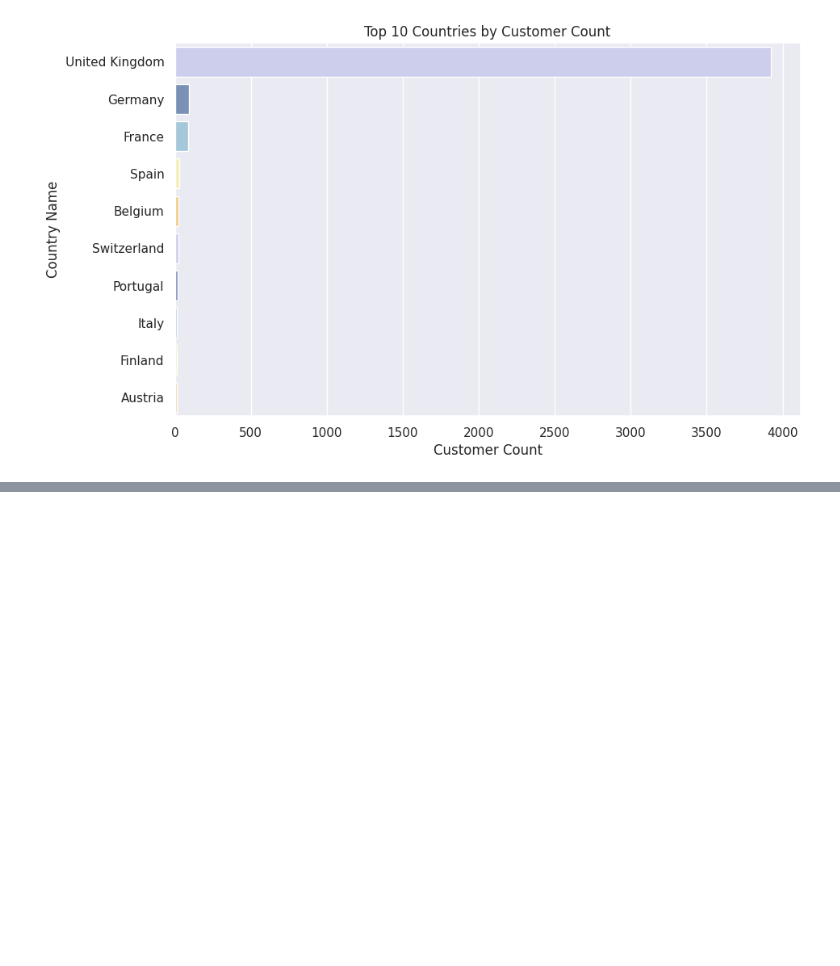
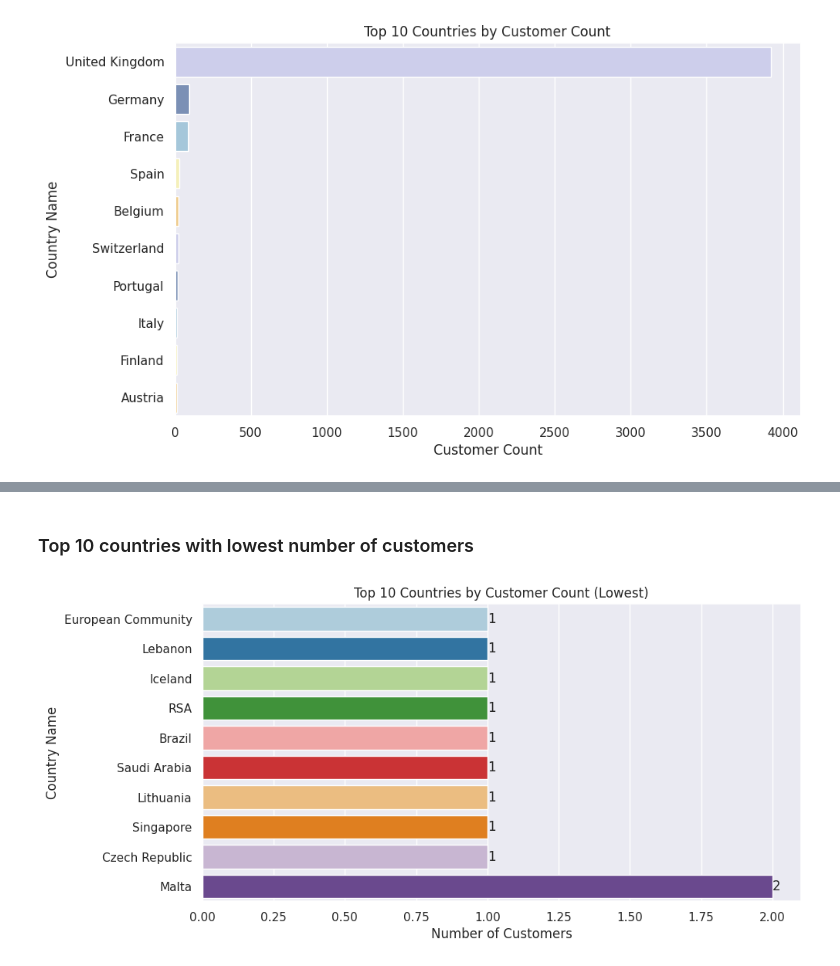
Before and after one commit to sahoomrutyunjaya12345/OnlineRetailCustomerSegmentation, a Jupyter notebook: Online_Retail_Customer_SegmentationCapstoneProject.ipynb, the cells around one changed output, grey strips where cells are left out. Saved outputs shown, nothing was run; the diff lists cells and outputs as text; code cells hidden in the pictures; blank space fills up the shorter version.

```diff
--- a/Online_Retail_Customer_SegmentationCapstoneProject.ipynb
+++ b/Online_Retail_Customer_SegmentationCapstoneProject.ipynb
@@ -307,0 +410,23 @@ plt.show()
+# %% [markdown]
+### Top 10 countries with lowest number of customers
+# %%
+# Group the data by country and customer ID, get unique customer IDs, and count them
+customer_counts = customer_data.groupby('Country')['CustomerID'].nunique().reset_index()
+
+# Sort the countries by customer count and get the top 10
+low_countries = customer_counts.sort_values('CustomerID').head(10)
+# %%
+# Create a horizontal bar plot with seaborn
+plt.figure(figsize=(10,5))
+ax = sns.barplot(x='CustomerID', y='Country', data=low_countries, palette='Paired')
+
+# Set the title and axis labels
+ax.set_title('Top 10 Countries by Customer Count (Lowest)')
+ax.set_xlabel('Number of Customers')
+ax.set_ylabel('Country Name')
+ax.bar_label(ax.containers[0])
+
+# Show the plot
+plt.show()
+# %% [output]
+[figure, added]
```
Also changed, not shown: parts of 25 cells of this notebook.
